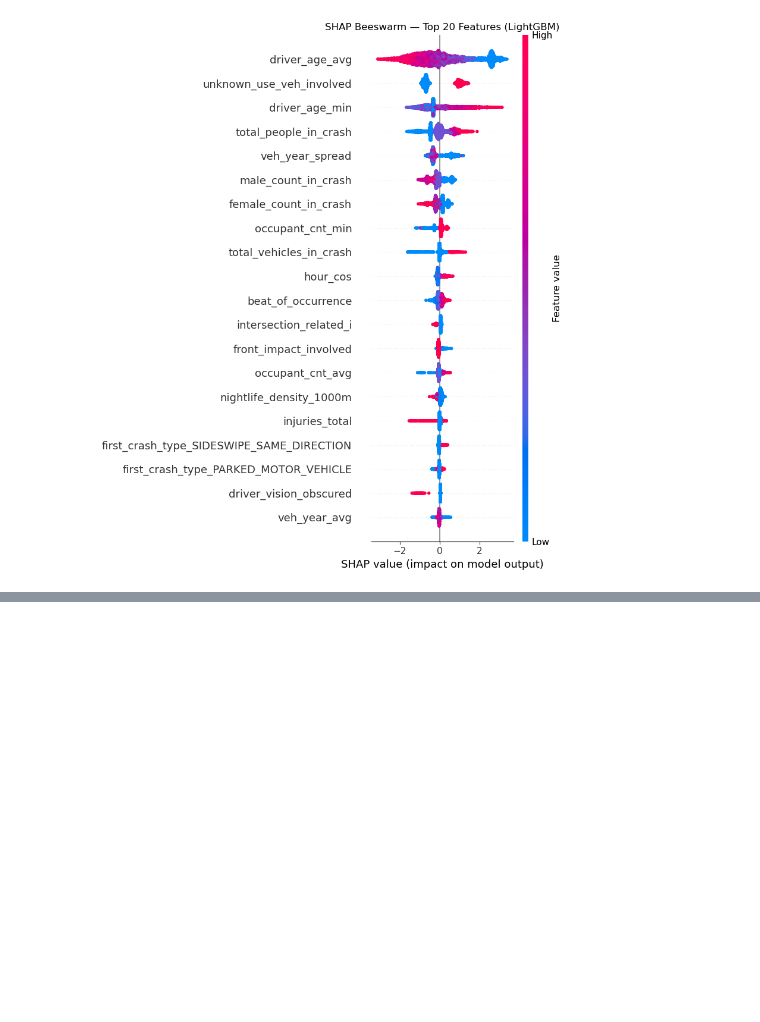
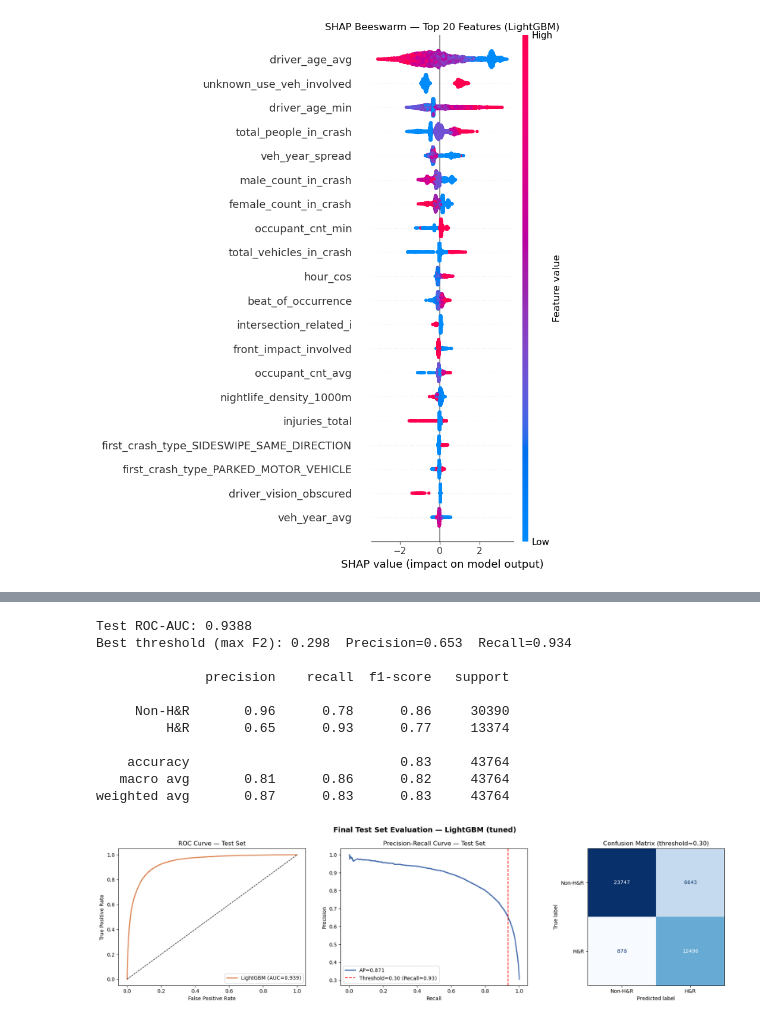
Before and after one commit to casagochman/chicago-hit-and-run, a Jupyter notebook: multi_ds/chicago_hitnrun_v2_multidataset.ipynb, the cells around one changed output, grey strips where cells are left out. Drawn from its saved outputs; the diff is of its cells as text; code cells hidden in the pictures; blank space fills up the shorter version.

Commit message:
finished test

```diff
--- a/multi_ds/chicago_hitnrun_v2_multidataset.ipynb
+++ b/multi_ds/chicago_hitnrun_v2_multidataset.ipynb
@@ -1529,0 +1598,80 @@ plt.show()
+# %%
+import geopandas as gpd
+from sklearn.metrics import (
+    roc_auc_score, roc_curve, precision_recall_curve, average_precision_score,
+    confusion_matrix, classification_report, ConfusionMatrixDisplay
+)
+
+# ── Load test set ─────────────────────────────────────────────────────────
+df_test = gpd.read_parquet(FINAL_TEST_FILE)
+df_test = engineer_features(df_test)
+X_test  = df_test[FEATURE_COLS]
+y_test  = df_test[TARGET_COL]
+
+# ── Refit best_model (tuned) on full training data ────────────────────────
+best_model.fit(X_train, y_train)
+y_prob = best_model.predict_proba(X_test)[:, 1]
+
+# ── ROC-AUC ───────────────────────────────────────────────────────────────
+test_auc = roc_auc_score(y_test, y_prob)
+print(f"Test ROC-AUC: {test_auc:.4f}")
+
+# ── Threshold selection: maximise F2 (recall-weighted) ───────────────────
+prec, rec, thresholds = precision_recall_curve(y_test, y_prob)
+f2 = (5 * prec * rec) / (4 * prec + rec + 1e-9)
+best_idx  = f2.argmax()
+best_thresh = thresholds[best_idx]
+print(f"Best threshold (max F2): {best_thresh:.3f}  "
+      f"Precision={prec[best_idx]:.3f}  Recall={rec[best_idx]:.3f}")
+
+y_pred = (y_prob >= best_thresh).astype(int)
+print()
+print(classification_report(y_test, y_pred, target_names=["Non-H&R", "H&R"]))
+
+# ── Plots ─────────────────────────────────────────────────────────────────
+fig, axes = plt.subplots(1, 3, figsize=(18, 5))
+
+# ROC curve
+ax = axes[0]
+fpr, tpr, _ = roc_curve(y_test, y_prob)
+ax.plot(fpr, tpr, color="#DD8452", lw=2, label=f"LightGBM (AUC={test_auc:.3f})")
+ax.plot([0,1],[0,1], "k--", lw=1)
+ax.set_xlabel("False Positive Rate"); ax.set_ylabel("True Positive Rate")
+ax.set_title("ROC Curve — Test Set")
+ax.legend()
+
+# Precision-Recall curve
+ax = axes[1]
+ap = average_precision_score(y_test, y_prob)
+ax.plot(rec, prec, color="#4C72B0", lw=2, label=f"AP={ap:.3f}")
+ax.axvline(rec[best_idx], color="red", ls="--", lw=1.5,
+           label=f"Threshold={best_thresh:.2f} (Recall={rec[best_idx]:.2f})")
+ax.set_xlabel("Recall"); ax.set_ylabel("Precision")
+ax.set_title("Precision-Recall Curve — Test Set")
+ax.legend()
+
+# Confusion matrix
+ax = axes[2]
+cm = confusion_matrix(y_test, y_pred)
+disp = ConfusionMatrixDisplay(cm, display_labels=["Non-H&R", "H&R"])
+disp.plot(ax=ax, colorbar=False, cmap="Blues")
+ax.set_title(f"Confusion Matrix (threshold={best_thresh:.2f})")
+
+plt.suptitle("Final Test Set Evaluation — LightGBM (tuned)", fontsize=14, fontweight="bold")
+plt.tight_layout()
+plt.savefig("imgs/final_evaluation.png", dpi=150, bbox_inches="tight")
+plt.show()
+print("Saved imgs/final_evaluation.png")
+# %% [output]
+Test ROC-AUC: 0.9388
+Best threshold (max F2): 0.298  Precision=0.653  Recall=0.934
+
+              precision    recall  f1-score   support
+
+     Non-H&R       0.96      0.78      0.86     30390
+         H&R       0.65      0.93      0.77     13374
+
+    accuracy                           0.83     43764
+   macro avg       0.81      0.86      0.82     43764
+weighted avg       0.87      0.83      0.83     43764
+[figure, added]
```
Also changed, not shown: parts of 4 cells of this notebook, 1 other file.
